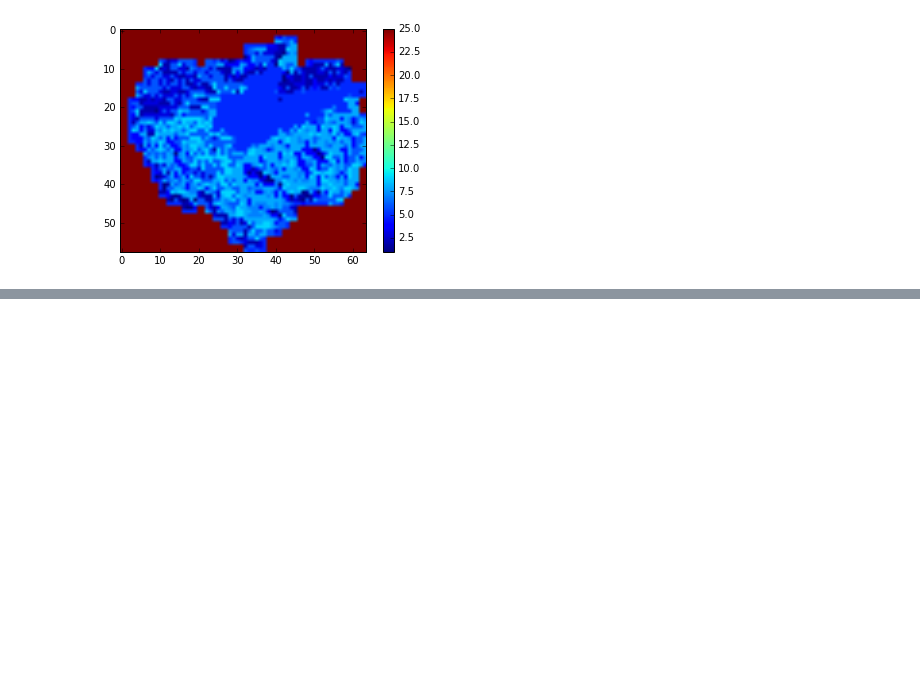
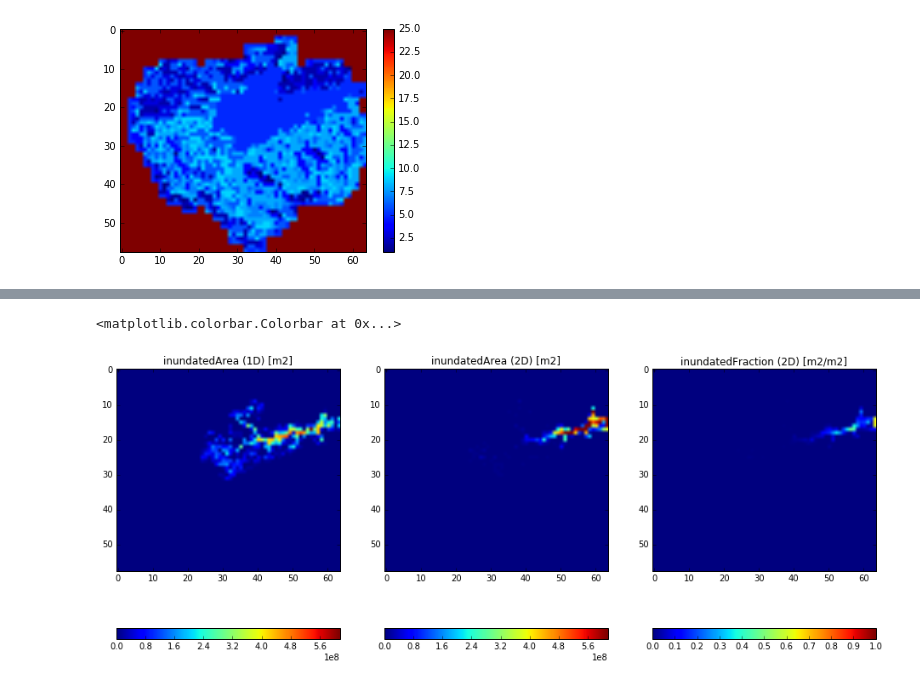
Before and after one commit to wk1984/glofrim, a Jupyter notebook: couplingFramework_v2_LFPtoPCR.ipynb, the cells around one changed output, grey strips where cells are left out. Cells and saved outputs as stored; diff of their text form; code cells hidden in the pictures; blank space fills up the shorter version.

```diff
--- a/couplingFramework_v2_LFPtoPCR.ipynb
+++ b/couplingFramework_v2_LFPtoPCR.ipynb
@@ -67,7 +67,7 @@ if use_2way == True:
 
 verbose = strtobool(config.general_settings['verbose'])
 
-couple_channelStorage = True
+couple_channelStorage = False
 # %%
 # -------------------------------------------------------------------------------------------------
 # SPECIFY NUMERICAL SETTINGS
@@ -280,7 +309,0 @@ couple_HDYN_2_HLOG_2way, couple_HLOG_2_HDYN_2way, coupled_HLOG_indices_2way = co
-# %%
-i, j = np.where(np.logical_and(SGCwidth > 0., DEM != -9999))
-k, p = np.where(np.logical_and(SGCwidth <= 0., DEM != -9999))
-current_water_depth_1D = current_water_depth[i, j]
-current_water_depth_2D = current_water_depth[k, p]
-print len(current_water_depth_1D), len(couple_HDYN_2_HLOG)
-print len(current_water_depth_2D), len(couple_HDYN_2_HLOG_2way)
@@ -338,6 +345,10 @@ if model_type == 'DFM':
     current_water_depth_2D = current_water_depth[:separator_1D]
 elif model_type == 'LFP':
     current_water_depth = np.copy(hydrodynamicModel.get_var('H'))
+    current_water_depth_1D = current_water_depth[i_1d,j_1d]
+    current_water_depth_2D = current_water_depth[i_2d,j_2d]
+    cellAreaSpherical_1D = cellArea[i_1d,j_1d]
+    cellAreaSpherical_2D = cellArea[i_2d,j_2d]
 # %%
 inundatedArea_HDYN1D_2_HLOG, \
     inundatedArea_HDYN1D_2_HLOG_BMI = model_functions.determine_InundationArea1D_Hydrodynamics(couple_HLOG_2_HDYN,
@@ -495,7 +556,29 @@ model_functions.updateModel(hydrodynamicModel,
+# %%
+while hydrodynamicModel.get_current_time() < (hydrologicModel.get_time_step() * secPerDay):
+
+    if model_type == 'LFP':
+        hydrodynamicModel.update()
+
+    elif model_type == 'DFM':
+        model_functions.updateModel(hydrodynamicModel,
+                                delta_water_DFM_1way,
+                                update_step,
+                                separator_1D,
+                                use_Fluxes,
+                                use_RFS,
+                                model_type,
+                                verbose)
 # %%
-current_water_depth = hydrodynamicModel.get_var('s1') - hydrodynamicModel.get_var('bl')
-current_water_depth_1D = current_water_depth[separator_1D:]
-current_water_depth_2D = current_water_depth[:separator_1D]
+if model_type == 'DFM':
+    current_water_depth = hydrodynamicModel.get_var('s1') - hydrodynamicModel.get_var('bl')
+    current_water_depth_1D = current_water_depth[separator_1D:]
+    current_water_depth_2D = current_water_depth[:separator_1D]
+elif model_type == 'LFP':
+    current_water_depth = np.copy(hydrodynamicModel.get_var('H'))
+    current_water_depth_1D = current_water_depth[i_1d,j_1d]
+    current_water_depth_2D = current_water_depth[i_2d,j_2d]
+    cellAreaSpherical_1D = cellArea[i_1d,j_1d]
+    cellAreaSpherical_2D = cellArea[i_2d,j_2d]
 
 inundatedArea_HDYN1D_2_HLOG, \
     inundatedArea_HDYN1D_2_HLOG_BMI = model_functions.determine_InundationArea1D_Hydrodynamics(couple_HLOG_2_HDYN,
@@ -503,31 +586,34 @@ inundatedArea_HDYN1D_2_HLOG, \
                                                                                                current_water_depth_1D,
                                                                                                threshold_inundated_depth,
                                                                                                cellAreaSpherical_1D,
                                                                                                cellarea_data_pcr,
                                                                                                landmask_pcr)
 
 inundatedArea_HDYN2D_2_HLOG, \
     inundatedArea_HDYN2D_2_HLOG_BMI, \
         inundatedFraction_HDYN2D_2_HLOG, \
             inundatedFraction_HDYN2D_2_HLOG_BMI = model_functions.determine_InundationArea2D_Hydrodynamics(couple_HLOG_2_HDYN_2way,
                                                                                                            coupled_HLOG_indices_2way,
                                                                                                            current_water_depth_2D,
                                                                                                            threshold_inundated_depth,
                                                                                                            cellAreaSpherical_2D,
                                                                                                            cellarea_data_pcr,
                                                                                                            landmask_pcr)
 
 plt.figure(figsize=(16,8))
 plt.subplot(131)
 plt.title('inundatedArea (1D) [m2]')
 plt.imshow(inundatedArea_HDYN1D_2_HLOG_BMI)
 plt.colorbar(orientation='horizontal')
 plt.subplot(132)
 plt.title('inundatedArea (2D) [m2]')
 plt.imshow(inundatedArea_HDYN2D_2_HLOG_BMI, vmax=np.max(inundatedArea_HDYN1D_2_HLOG_BMI))
 plt.colorbar(orientation='horizontal')
 plt.subplot(133)
 plt.title('inundatedFraction (2D) [m2/m2]')
 plt.imshow(inundatedFraction_HDYN2D_2_HLOG_BMI, vmin=0, vmax=1)
 plt.colorbar(orientation='horizontal')
+# %% [output]
+<matplotlib.colorbar.Colorbar at 0x...>
+[figure, added]
 # %%
```
Also changed, not shown: parts of 30 cells of this notebook, 2 other files.
